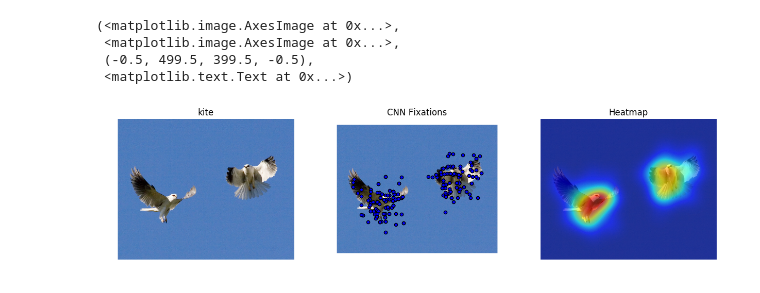
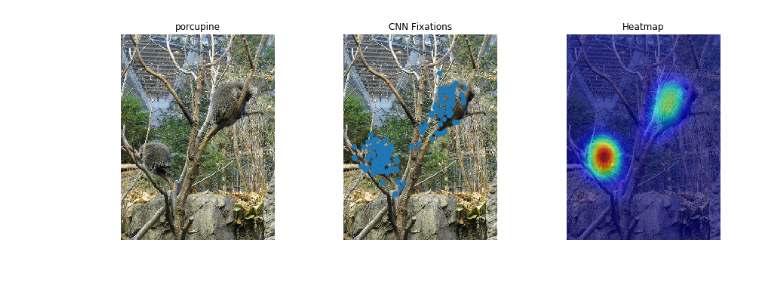
Before and after one commit to val-iisc/cnn-fixations, a Jupyter notebook: demo/demo_vgg16.ipynb, the cells around one changed output. Cells and saved outputs as stored; diff of their text form; code cells hidden in the pictures.

```diff
--- a/demo/demo_vgg16.ipynb
+++ b/demo/demo_vgg16.ipynb
@@ -217,20 +12,46 @@ fc2fc(values)
-# %%
-#Visualization
-img = cv2.imread(img_path)
-b,g,r = cv2.split(img)
-img = cv2.merge((r,g,b))
-diag = math.sqrt(img.shape[0]**2 + img.shape[1]**2)*0.1
-values = np.asarray(output)
-selPoints = out_rem(values, diag)
-hm = heatmap(np.copy(img), selPoints)
-
-_, ax = plt.subplots(1,3,figsize=(15,5))
-ax[0].imshow(img),ax[0].axis('off'),ax[0].set_title(image_label)
-ax[1].imshow(img),ax[1].axis('off'),ax[1].scatter(selPoints[:,1],selPoints[:,0]),ax[1].set_title('CNN Fixations')
-ax[2].imshow(img),ax[2].imshow(hm, alpha=0.6),ax[2].axis('off'),ax[2].set_title('Heatmap')
-# %% [output]
-(<matplotlib.image.AxesImage at 0x...>,
- <matplotlib.image.AxesImage at 0x...>,
- (-0.5, 499.5, 399.5, -0.5),
- <matplotlib.text.Text at 0x...>)
-[figure, removed]
+# %%
+#initializing the model
+
+# Specifying to use the GPU
+caffe.set_mode_gpu()
+caffe.set_device(0)
+
+model_path = os.path.join('../models', 'vgg_16', 'VGG_ILSVRC_16_layers.caffemodel')
+if not os.path.isfile(model_path):
+        print('Downloading VGG-16 weights...')
+        urlretrieve ("http://www.robots.ox.ac.uk/~vgg/software/very_deep/caffe/VGG_ILSVRC_16_layers.caffemodel", model_path)
+
+net = caffe.Classifier('../models/vgg_16/deploy.prototxt', model_path, channel_swap=(2,1,0))
+layers = Fixations(net)
+# %%
+def vgg(points, inc, resFac):
+    points = layers.fc(points=points, layer='fc8', prevLayer='fc7')
+    points = layers.fc(points=points, layer='fc7', prevLayer='fc6')
+    points = layers.fc(points=points, layer='fc6', prevLayer='pool5')
+    points = layers.pool(points=points, prevLayer='conv5_3', K=2, S=2)
+    points = layers.conv(points=points,  layer='conv5_3', prevLayer='conv5_2', K=3, S=1, P=1)
+    points = layers.conv(points=points,  layer='conv5_2', prevLayer='conv5_1', K=3, S=1, P=1)
+    points = layers.conv(points=points,  layer='conv5_1', prevLayer='pool4', K=3, S=1, P=1)
+    points = layers.pool(points=points, prevLayer='conv4_3', K=2, S=2)
+    points = layers.conv(points=points,  layer='conv4_3', prevLayer='conv4_2', K=3, S=1, P=1)
+    points = layers.conv(points=points,  layer='conv4_2', prevLayer='conv4_1', K=3, S=1, P=1)
+    points = layers.conv(points=points,  layer='conv4_1', prevLayer='pool3', K=3, S=1, P=1)
+    points = layers.pool(points=points, prevLayer='conv3_3', K=2, S=2)
+    points = layers.conv(points=points,  layer='conv3_3', prevLayer='conv3_2', K=3, S=1, P=1)
+    points = layers.conv(points=points,  layer='conv3_2', prevLayer='conv3_1', K=3, S=1, P=1)
+    points = layers.conv(points=points,  layer='conv3_1', prevLayer='pool2', K=3, S=1, P=1)
+    points = layers.pool(points=points, prevLayer='conv2_2', K=2, S=2)
+    points = layers.conv(points=points,  layer='conv2_2', prevLayer='conv2_1', K=3, S=1, P=1)
+    points = layers.conv(points=points,  layer='conv2_1', prevLayer='pool1', K=3, S=1, P=1)
+    points = layers.pool(points=points, prevLayer='conv1_2', K=2, S=2)
+    points = layers.data(points=points, inc=inc, resFac=resFac)
+    return points
+# %%
+img_path = '../../data/ILSVRC_Validation/Images/ILSVRC2012_val_00000021.JPEG'
+img, offset, resFac, newSize = imgPreprocess(img_path=img_path)
+net.image_dims = newSize
+points, image_label = pred(net, img)
+points = vgg(points, offset, resFac)
+visualize(img_path, points, diag_percent=0.1, image_label=image_label)
+# %% [output]
+[figure, added]
```
Also changed, not shown: parts of 4 cells of this notebook, 10 other files.
